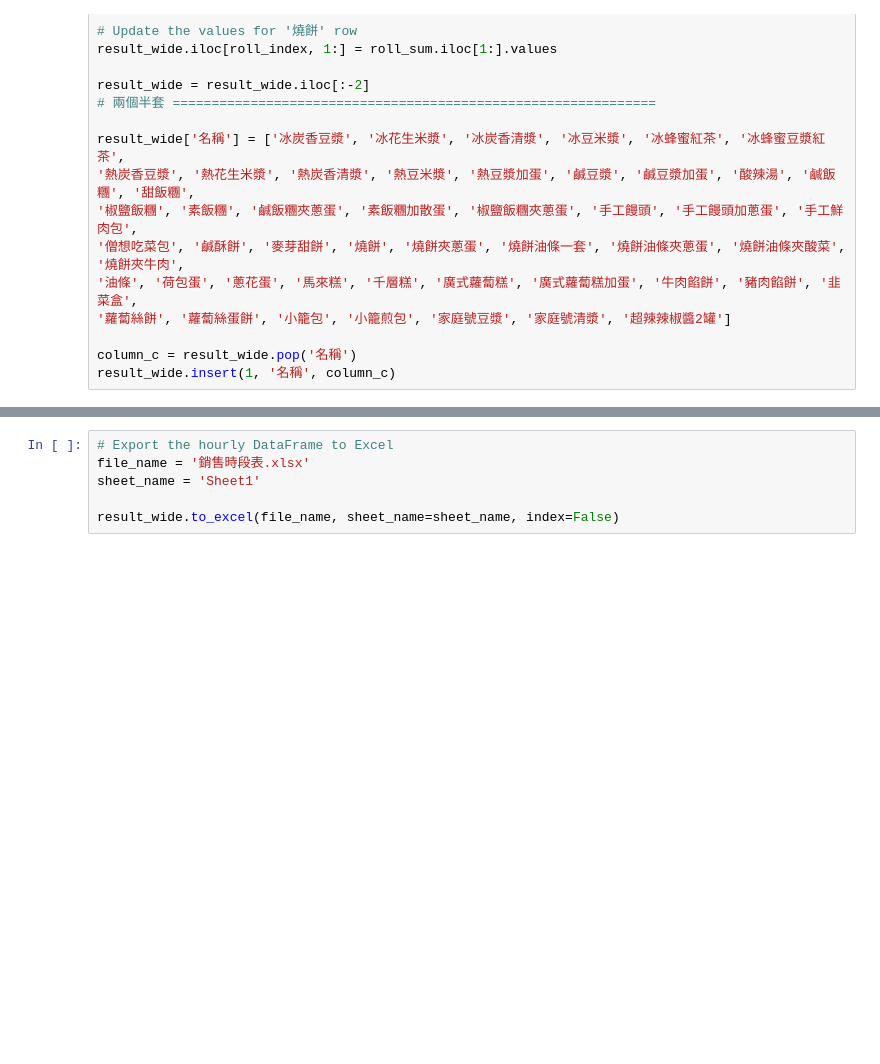
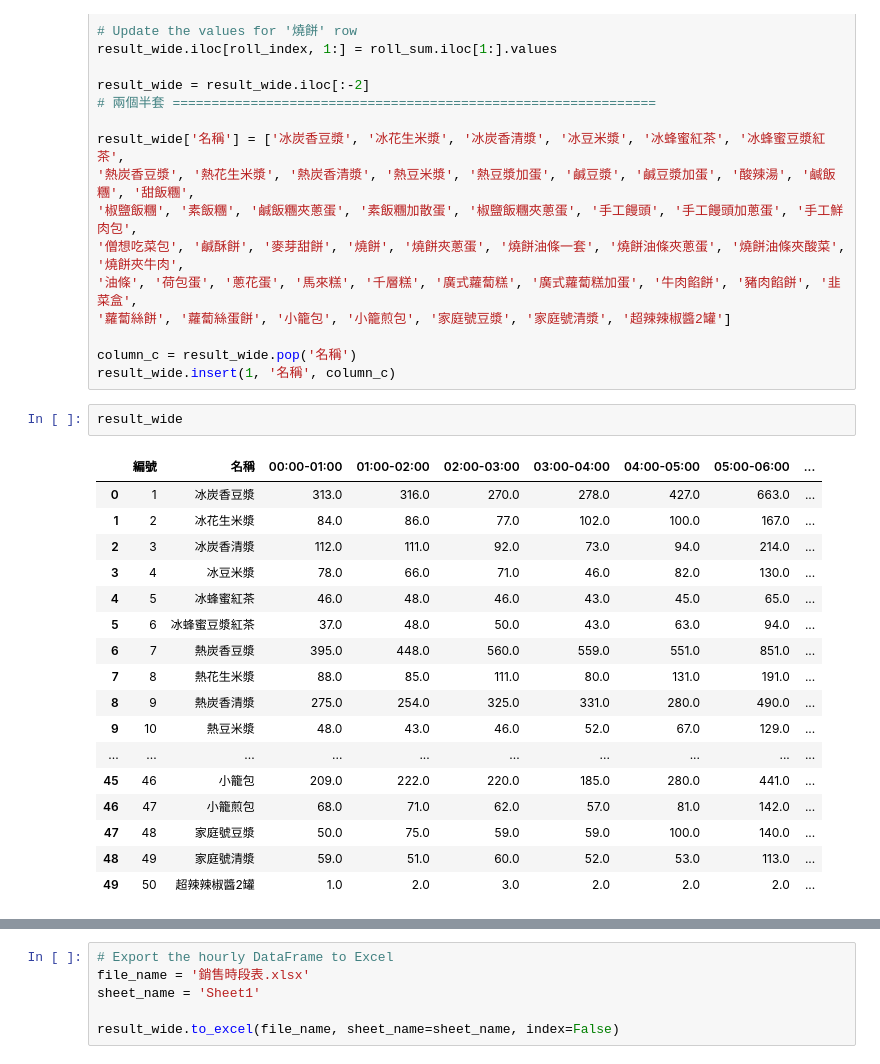
Before and after one commit to tiannelee/iChef, a Jupyter notebook: ichef_day.ipynb, the cells around one changed output, grey strips where cells are left out. Drawn from its saved outputs; the diff is of its cells as text; blank space fills up the shorter version.

```diff
--- a/ichef_day.ipynb
+++ b/ichef_day.ipynb
@@ -64,6 +64,26 @@ result_wide['名稱'] = ['冰炭香豆漿', '冰花生米漿', '冰炭香清漿'
 
 column_c = result_wide.pop('名稱')
 result_wide.insert(1, '名稱', column_c)
+# %%
+result_wide
+# %% [output]
+|  | 編號 | 名稱 | 00:00-01:00 | 01:00-02:00 | 02:00-03:00 | 03:00-04:00 | 04:00-05:00 | 05:00-06:00 | ... |
+| 0 | 1 | 冰炭香豆漿 | 313.0 | 316.0 | 270.0 | 278.0 | 427.0 | 663.0 | ... |
+| 1 | 2 | 冰花生米漿 | 84.0 | 86.0 | 77.0 | 102.0 | 100.0 | 167.0 | ... |
+| 2 | 3 | 冰炭香清漿 | 112.0 | 111.0 | 92.0 | 73.0 | 94.0 | 214.0 | ... |
+| 3 | 4 | 冰豆米漿 | 78.0 | 66.0 | 71.0 | 46.0 | 82.0 | 130.0 | ... |
+| 4 | 5 | 冰蜂蜜紅茶 | 46.0 | 48.0 | 46.0 | 43.0 | 45.0 | 65.0 | ... |
+| 5 | 6 | 冰蜂蜜豆漿紅茶 | 37.0 | 48.0 | 50.0 | 43.0 | 63.0 | 94.0 | ... |
+| 6 | 7 | 熱炭香豆漿 | 395.0 | 448.0 | 560.0 | 559.0 | 551.0 | 851.0 | ... |
+| 7 | 8 | 熱花生米漿 | 88.0 | 85.0 | 111.0 | 80.0 | 131.0 | 191.0 | ... |
+| 8 | 9 | 熱炭香清漿 | 275.0 | 254.0 | 325.0 | 331.0 | 280.0 | 490.0 | ... |
+| 9 | 10 | 熱豆米漿 | 48.0 | 43.0 | 46.0 | 52.0 | 67.0 | 129.0 | ... |
+| ... | ... | ... | ... | ... | ... | ... | ... | ... | ... |
+| 45 | 46 | 小籠包 | 209.0 | 222.0 | 220.0 | 185.0 | 280.0 | 441.0 | ... |
+| 46 | 47 | 小籠煎包 | 68.0 | 71.0 | 62.0 | 57.0 | 81.0 | 142.0 | ... |
+| 47 | 48 | 家庭號豆漿 | 50.0 | 75.0 | 59.0 | 59.0 | 100.0 | 140.0 | ... |
+| 48 | 49 | 家庭號清漿 | 59.0 | 51.0 | 60.0 | 52.0 | 53.0 | 113.0 | ... |
+| 49 | 50 | 超辣辣椒醬2罐 | 1.0 | 2.0 | 3.0 | 2.0 | 2.0 | 2.0 | ... |
 # %%
 result_daily = pd.DataFrame()
 
```
Also changed, not shown: parts of 2 cells of this notebook.
